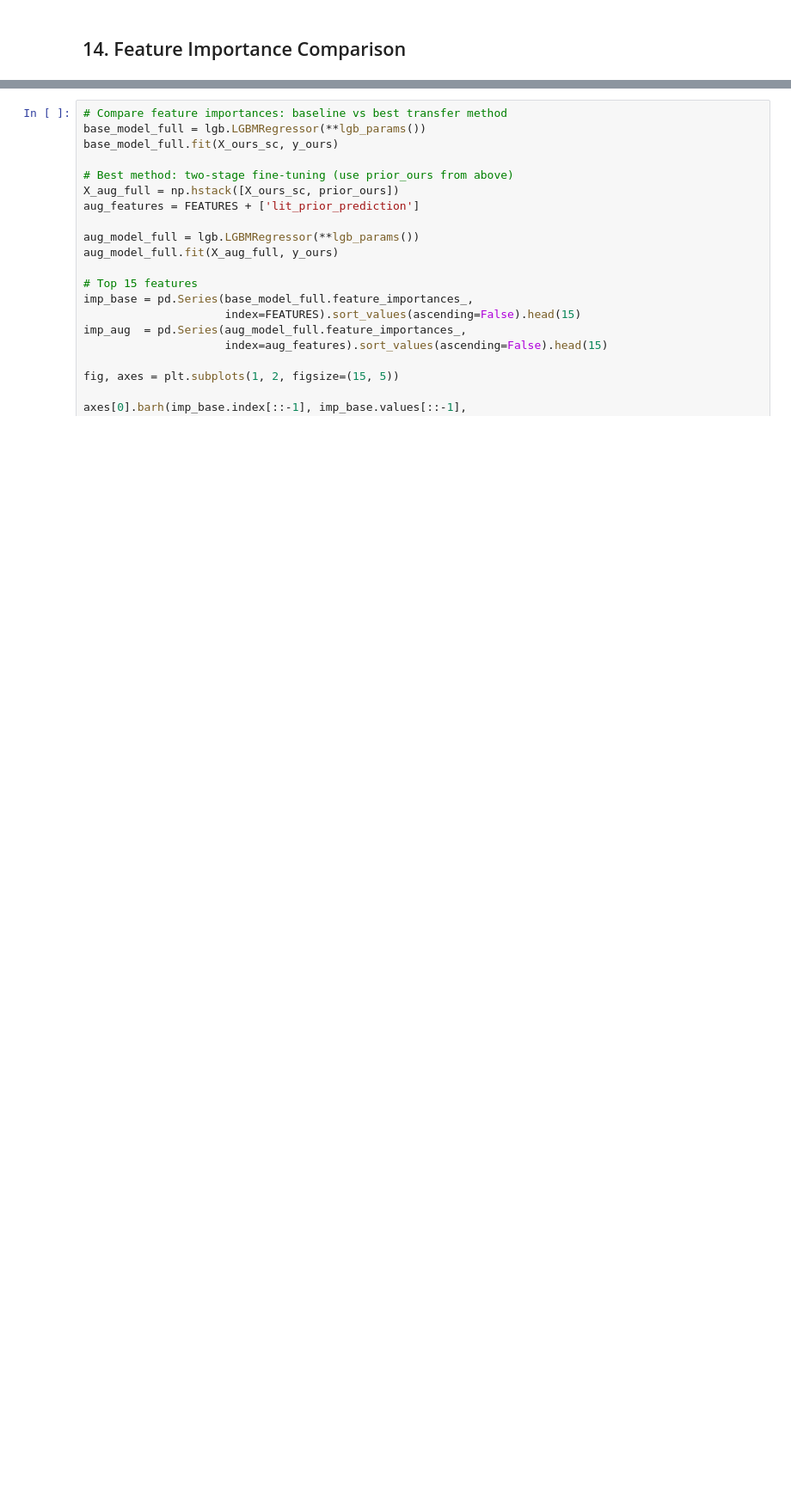
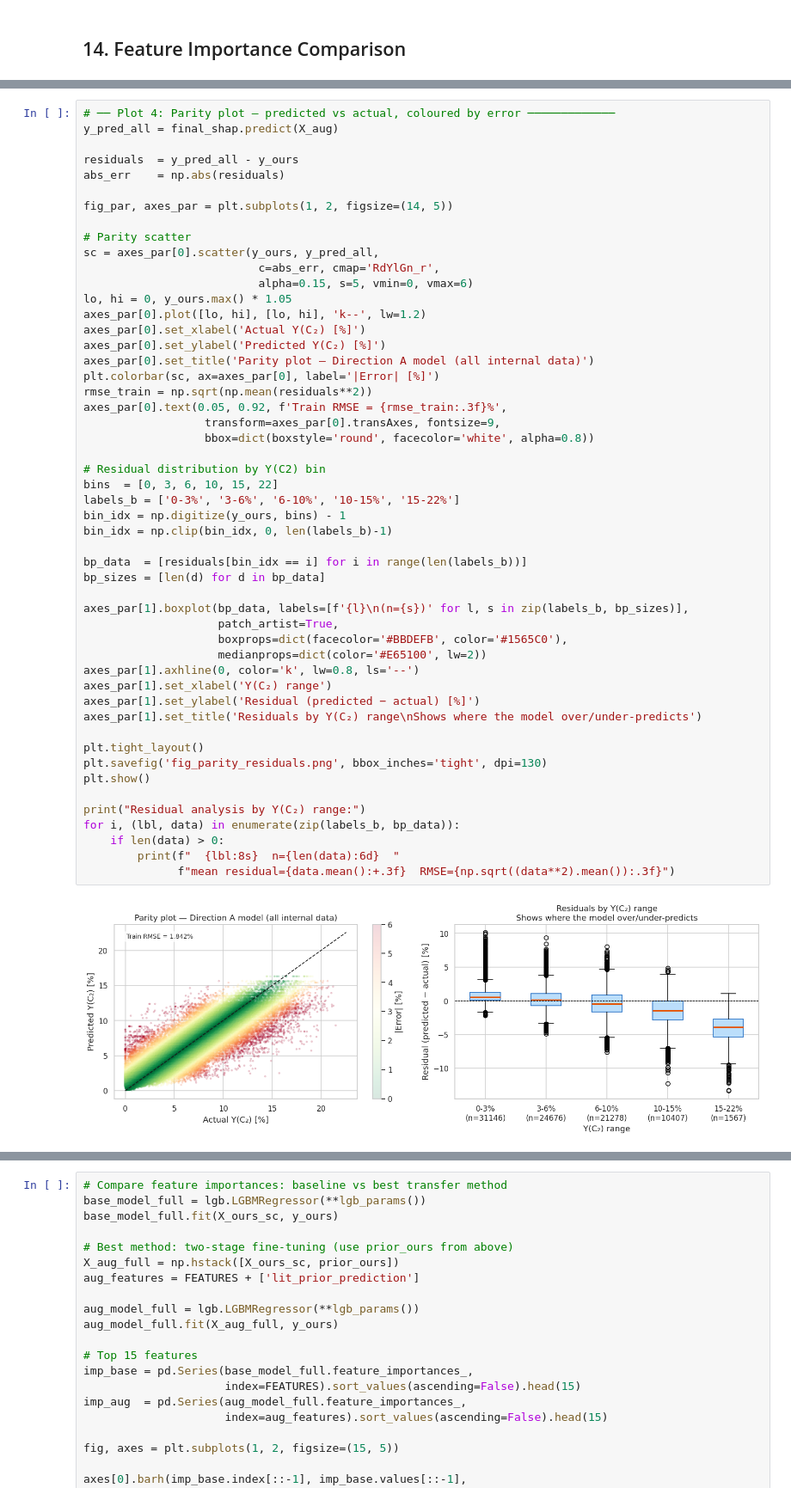
Before and after one commit to ParthN9i4/OCM-Dataset-JAIST, a Jupyter notebook: ocm_analysis.ipynb, the cells around one changed output, grey strips where cells are left out. Shown at 86% size. Cells and saved outputs as stored; diff of their text form; blank space fills up the shorter version.

```diff
--- a/ocm_analysis.ipynb
+++ b/ocm_analysis.ipynb
@@ -1165,0 +1322,53 @@ plt.show()
+# %%
+# ── Plot 4: Parity plot — predicted vs actual, coloured by error ─────────────
+y_pred_all = final_shap.predict(X_aug)
+
+residuals  = y_pred_all - y_ours
+abs_err    = np.abs(residuals)
+
+fig_par, axes_par = plt.subplots(1, 2, figsize=(14, 5))
+
+# Parity scatter
+sc = axes_par[0].scatter(y_ours, y_pred_all,
+                          c=abs_err, cmap='RdYlGn_r',
+                          alpha=0.15, s=5, vmin=0, vmax=6)
+lo, hi = 0, y_ours.max() * 1.05
+axes_par[0].plot([lo, hi], [lo, hi], 'k--', lw=1.2)
+axes_par[0].set_xlabel('Actual Y(C₂) [%]')
+axes_par[0].set_ylabel('Predicted Y(C₂) [%]')
+axes_par[0].set_title('Parity plot — Direction A model (all internal data)')
+plt.colorbar(sc, ax=axes_par[0], label='|Error| [%]')
+rmse_train = np.sqrt(np.mean(residuals**2))
+axes_par[0].text(0.05, 0.92, f'Train RMSE = {rmse_train:.3f}%',
+                  transform=axes_par[0].transAxes, fontsize=9,
+                  bbox=dict(boxstyle='round', facecolor='white', alpha=0.8))
+
+# Residual distribution by Y(C2) bin
+bins  = [0, 3, 6, 10, 15, 22]
+labels_b = ['0-3%', '3-6%', '6-10%', '10-15%', '15-22%']
+bin_idx = np.digitize(y_ours, bins) - 1
+bin_idx = np.clip(bin_idx, 0, len(labels_b)-1)
+
+bp_data  = [residuals[bin_idx == i] for i in range(len(labels_b))]
+bp_sizes = [len(d) for d in bp_data]
+
+axes_par[1].boxplot(bp_data, labels=[f'{l}\n(n={s})' for l, s in zip(labels_b, bp_sizes)],
+                    patch_artist=True,
+                    boxprops=dict(facecolor='#BBDEFB', color='#1565C0'),
+                    medianprops=dict(color='#E65100', lw=2))
+axes_par[1].axhline(0, color='k', lw=0.8, ls='--')
+axes_par[1].set_xlabel('Y(C₂) range')
+axes_par[1].set_ylabel('Residual (predicted − actual) [%]')
+axes_par[1].set_title('Residuals by Y(C₂) range\nShows where the model over/under-predicts')
+
+plt.tight_layout()
+plt.savefig('fig_parity_residuals.png', bbox_inches='tight', dpi=130)
+plt.show()
+
+print("Residual analysis by Y(C₂) range:")
+for i, (lbl, data) in enumerate(zip(labels_b, bp_data)):
+    if len(data) > 0:
+        print(f"  {lbl:8s}  n={len(data):6d}  "
+              f"mean residual={data.mean():+.3f}  RMSE={np.sqrt((data**2).mean()):.3f}")
+# %% [output]
+[figure, added]
```
Also changed, not shown: parts of 10 cells of this notebook, 19 other files.
